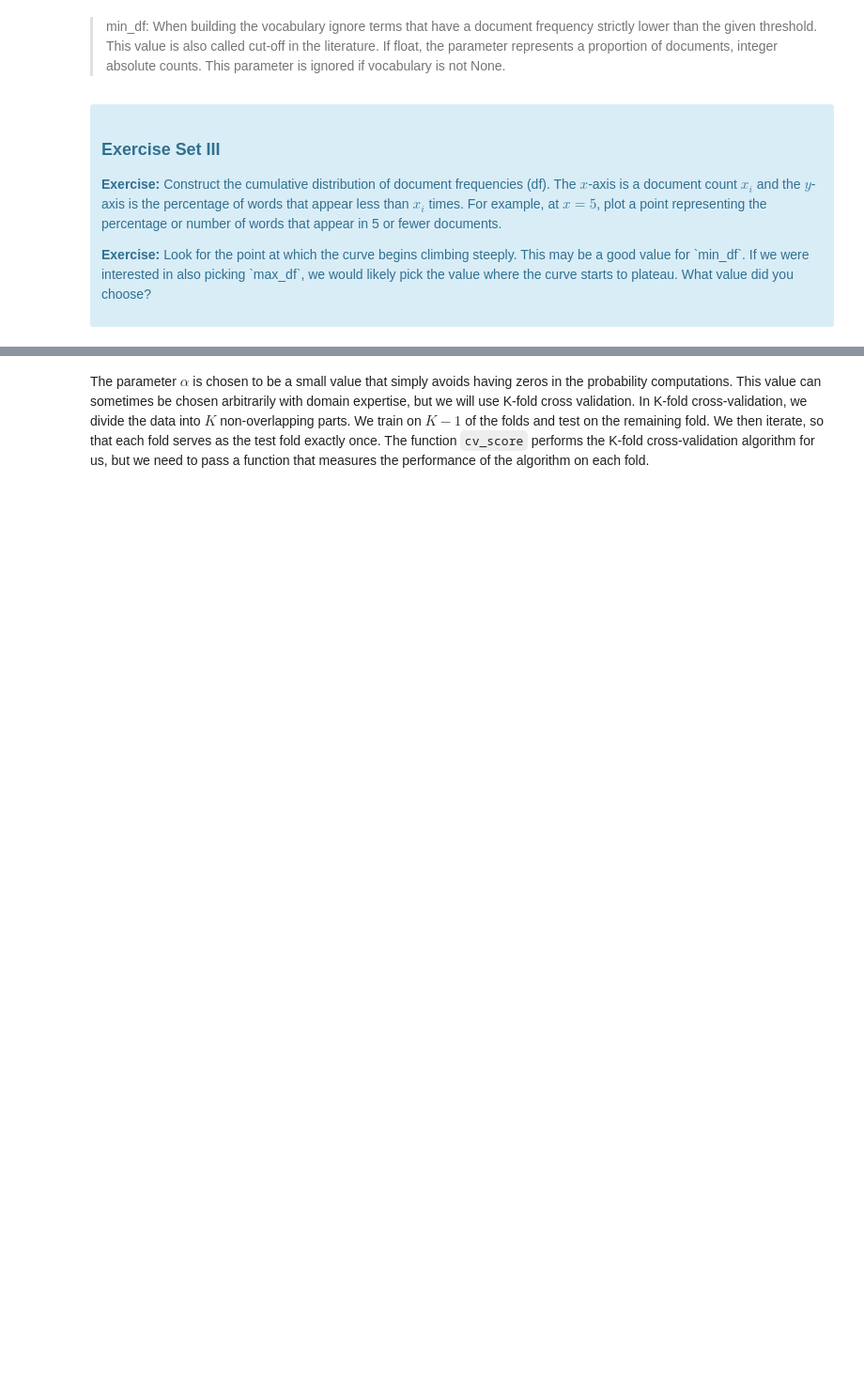
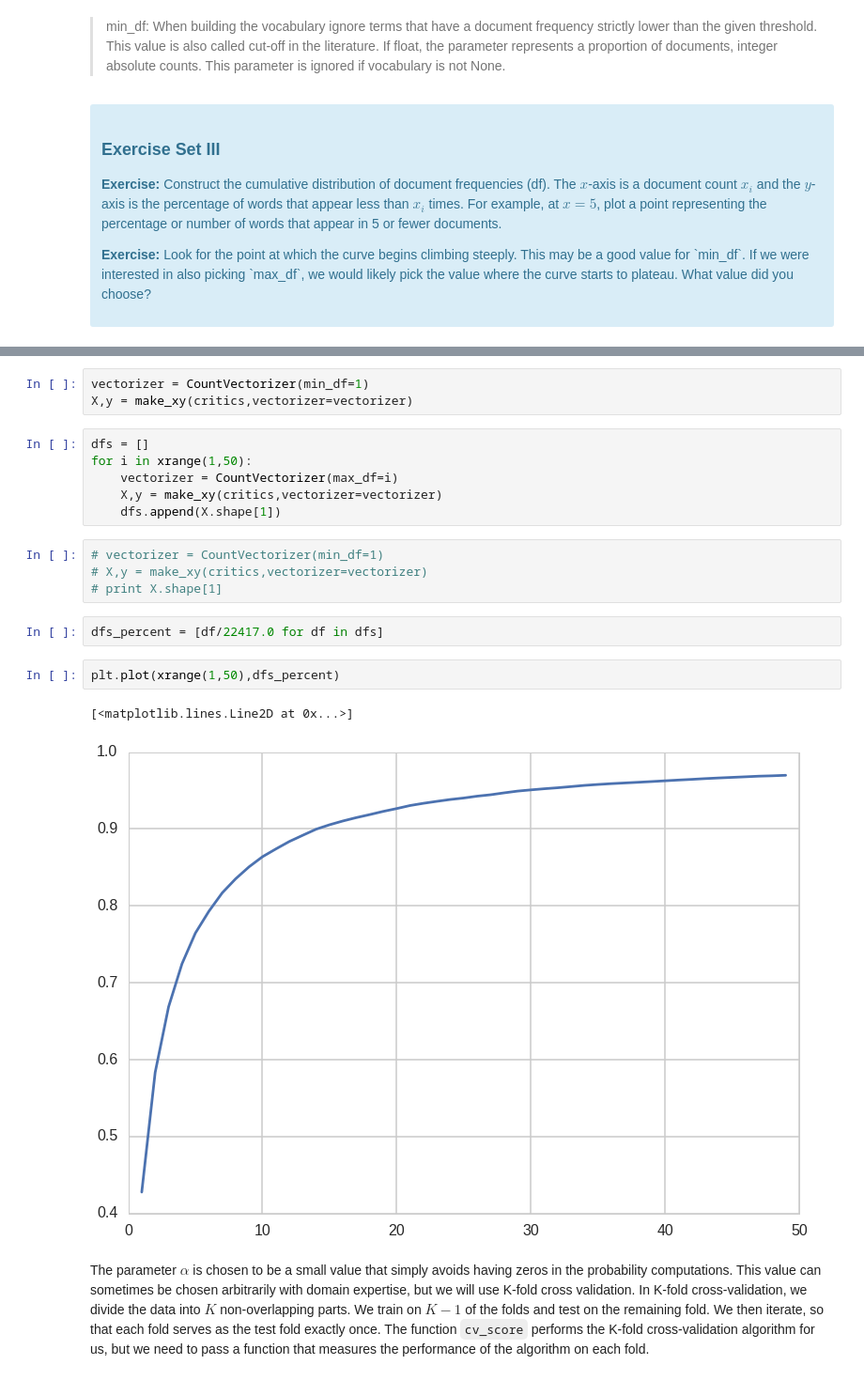
Before and after one commit to rsibi/Springboard, a Jupyter notebook: Machine Learning/naive_bayes/Mini_Project_Naive_Bayes.ipynb, the cells around one changed output, grey strips where cells are left out. Shown at 94% size. Cells and saved outputs as stored; diff of their text form; blank space fills up the shorter version.

```diff
--- a/Machine Learning/naive_bayes/Mini_Project_Naive_Bayes.ipynb
+++ b/Machine Learning/naive_bayes/Mini_Project_Naive_Bayes.ipynb
@@ -298,3 +295,23 @@ array([1, 1, 1, ..., 1, 1, 1])
+# %%
+vectorizer = CountVectorizer(min_df=1)
+X,y = make_xy(critics,vectorizer=vectorizer)
+# %%
+dfs = []
+for i in xrange(1,50):
+    vectorizer = CountVectorizer(max_df=i)
+    X,y = make_xy(critics,vectorizer=vectorizer)
+    dfs.append(X.shape[1])
+# %%
+# vectorizer = CountVectorizer(min_df=1)
+# X,y = make_xy(critics,vectorizer=vectorizer)
+# print X.shape[1]
+# %%
+dfs_percent = [df/22417.0 for df in dfs]
+# %%
+plt.plot(xrange(1,50),dfs_percent)
+# %% [output]
+[<matplotlib.lines.Line2D at 0x...>]
+[figure, added]
 # %% [markdown]
 The parameter $\alpha$ is chosen to be a small value that simply avoids having zeros in the probability computations. This value can sometimes be chosen arbitrarily with domain expertise, but we will use K-fold cross validation. In K-fold cross-validation, we divide the data into $K$ non-overlapping parts. We train on $K-1$ of the folds and test on the remaining fold. We then iterate, so that each fold serves as the test fold exactly once. The function `cv_score` performs the K-fold cross-validation algorithm for us, but we need to pass a function that measures the performance of the algorithm on each fold.
 # %%
```
Also changed, not shown: parts of 13 cells of this notebook, 1 other file.
